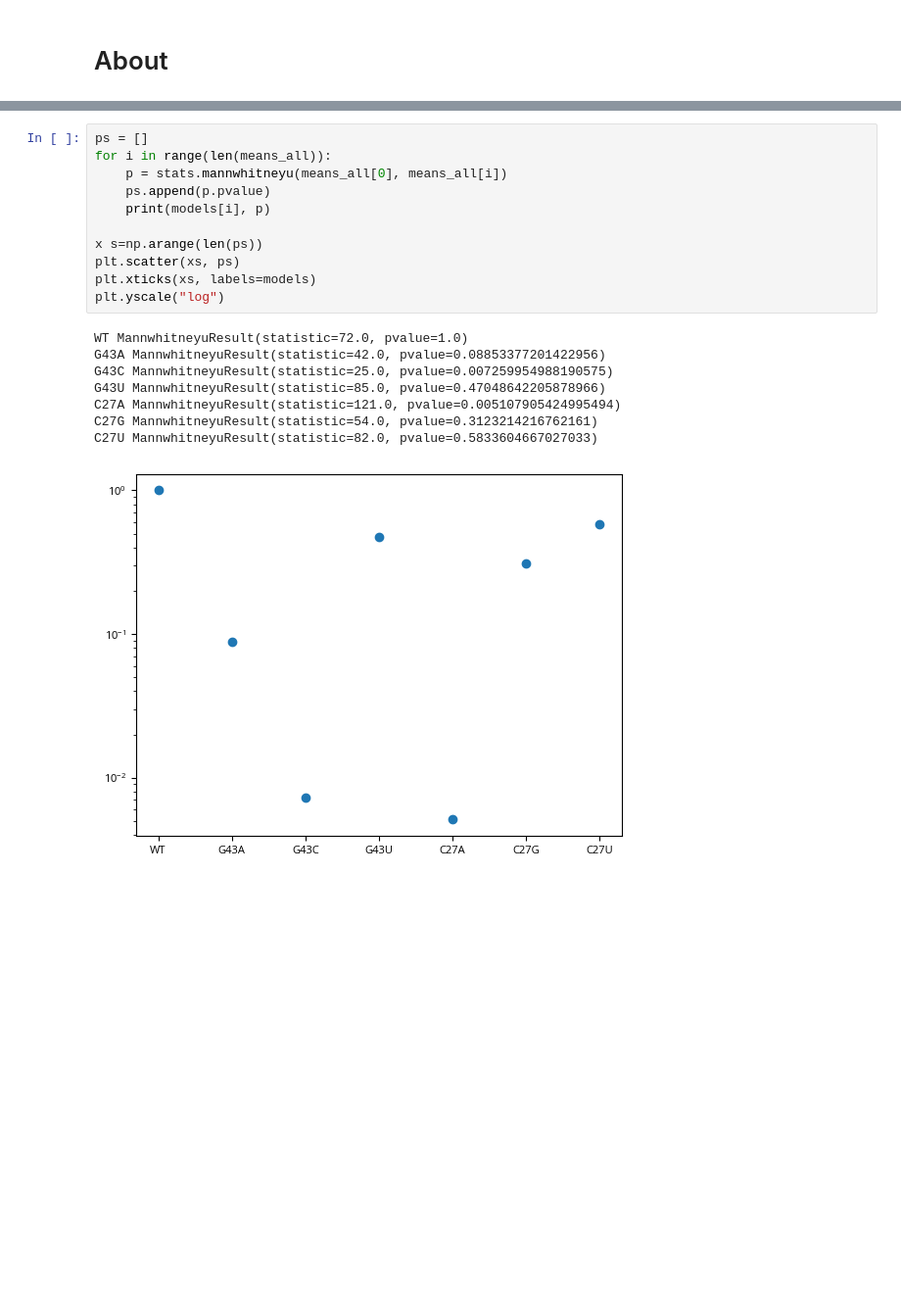
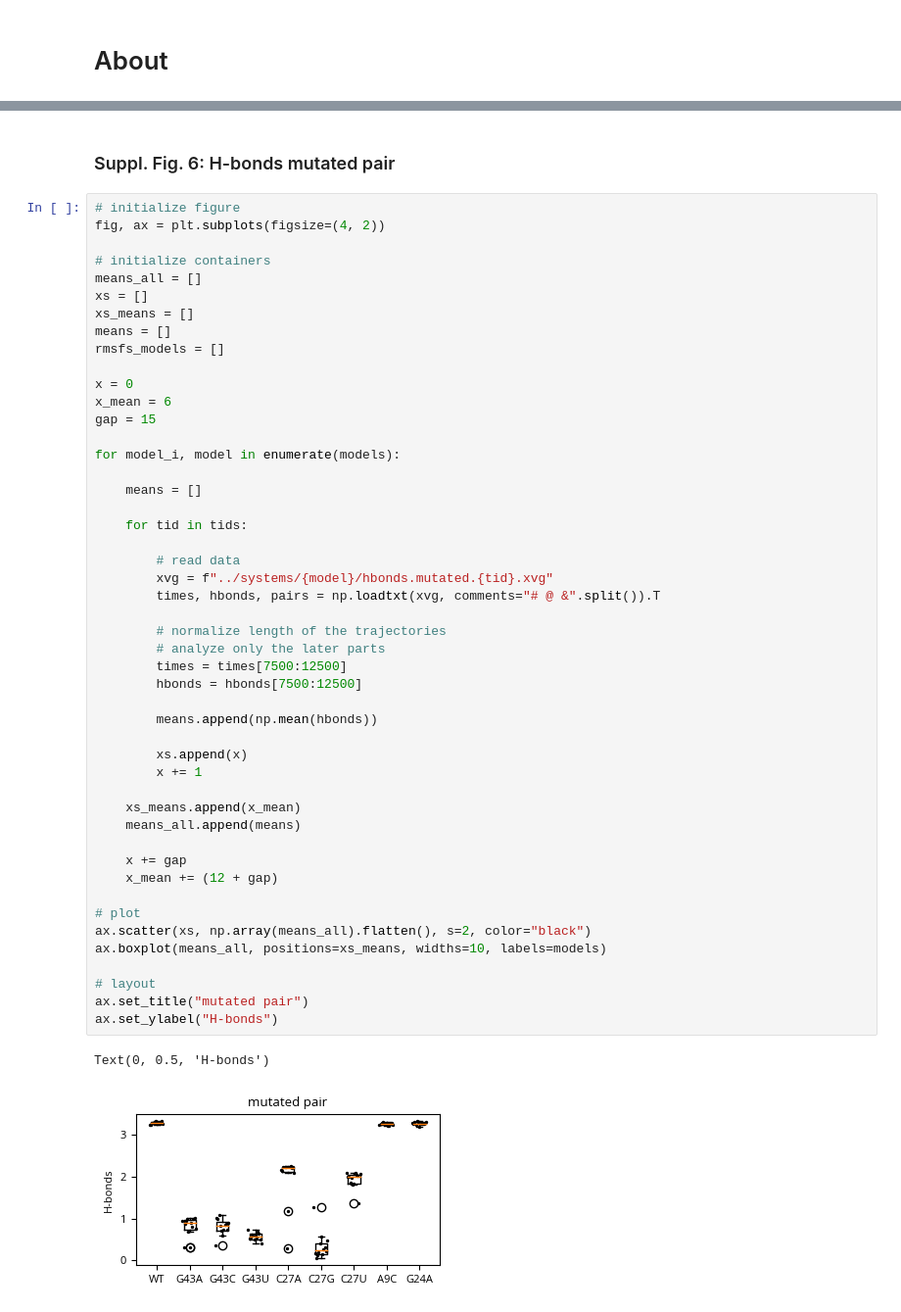
Before and after one commit to kolarlab/fakih-4bp-trnas, a Jupyter notebook: analysis/scripts/figures.ipynb, the cells around one changed output, grey strips where cells are left out. Shown at 98% size. Drawn from its saved outputs; the diff is of its cells as text; blank space fills up the shorter version.

```diff
--- a/analysis/scripts/figures.ipynb
+++ b/analysis/scripts/figures.ipynb
@@ -211,20 +222,53 @@ Text(0, 0.5, 'RMSD / nm')
-# %%
-ps = []
-for i in range(len(means_all)):
-    p = stats.mannwhitneyu(means_all[0], means_all[i])
-    ps.append(p.pvalue)
-    print(models[i], p)
-
-x s=np.arange(len(ps))
-plt.scatter(xs, ps)
-plt.xticks(xs, labels=models)
-plt.yscale("log")
-# %% [output]
-WT MannwhitneyuResult(statistic=72.0, pvalue=1.0)
-G43A MannwhitneyuResult(statistic=42.0, pvalue=0.08853377201422956)
-G43C MannwhitneyuResult(statistic=25.0, pvalue=0.007259954988190575)
-G43U MannwhitneyuResult(statistic=85.0, pvalue=0.47048642205878966)
-C27A MannwhitneyuResult(statistic=121.0, pvalue=0.005107905424995494)
-C27G MannwhitneyuResult(statistic=54.0, pvalue=0.3123214216762161)
-C27U MannwhitneyuResult(statistic=82.0, pvalue=0.5833604667027033)
-[figure, removed]
+# %% [markdown]
+### Suppl. Fig. 6: H-bonds mutated pair
+# %%
+# initialize figure
+fig, ax = plt.subplots(figsize=(4, 2))
+
+# initialize containers
+means_all = []
+xs = []
+xs_means = []
+means = []
+rmsfs_models = []
+
+x = 0
+x_mean = 6
+gap = 15
+
+for model_i, model in enumerate(models):
+
+    means = []
+
+    for tid in tids:
+
+        # read data
+        xvg = f"../systems/{model}/hbonds.mutated.{tid}.xvg"
+        times, hbonds, pairs = np.loadtxt(xvg, comments="# @ &".split()).T
+
+        # normalize length of the trajectories
+        # analyze only the later parts
+        times = times[7500:12500]
+        hbonds = hbonds[7500:12500]
+
+        means.append(np.mean(hbonds))
+
+        xs.append(x)
+        x += 1
+
+    xs_means.append(x_mean)
+    means_all.append(means)
+
+    x += gap
+    x_mean += (12 + gap)
+
+# plot
+ax.scatter(xs, np.array(means_all).flatten(), s=2, color="black")
+ax.boxplot(means_all, positions=xs_means, widths=10, labels=models)
+
+# layout
+ax.set_title("mutated pair")
+ax.set_ylabel("H-bonds")
+# %% [output]
+Text(0, 0.5, 'H-bonds')
+[figure, added]
```
Also changed, not shown: parts of 10 cells of this notebook.
